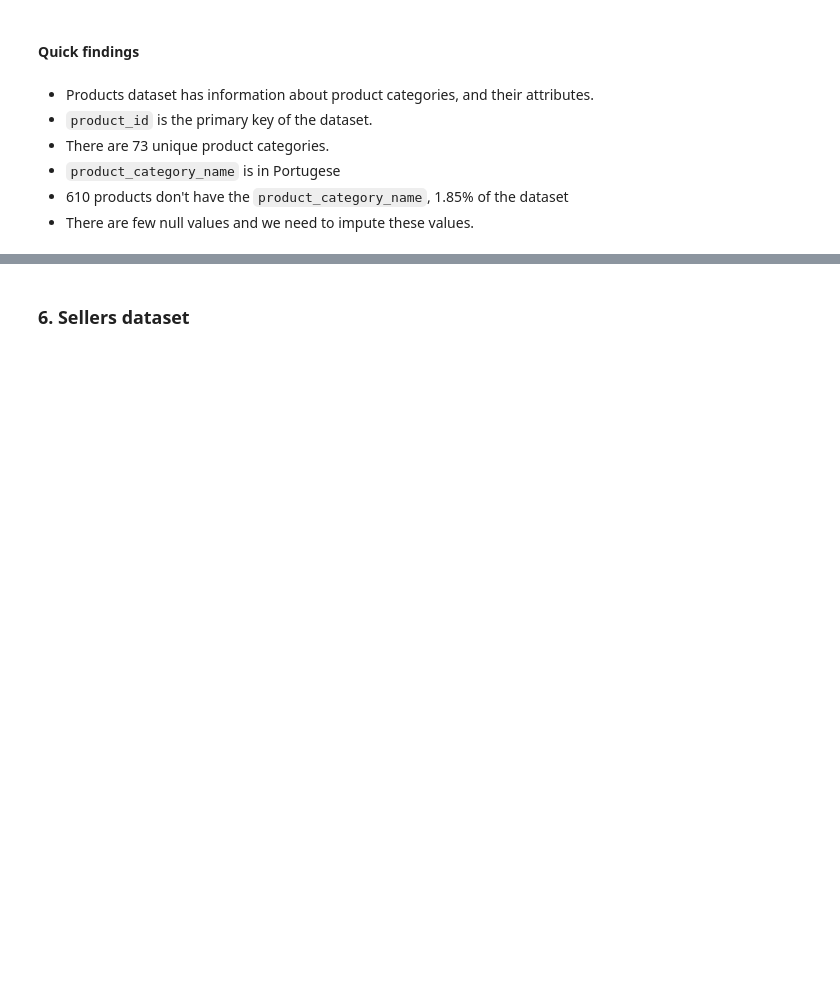
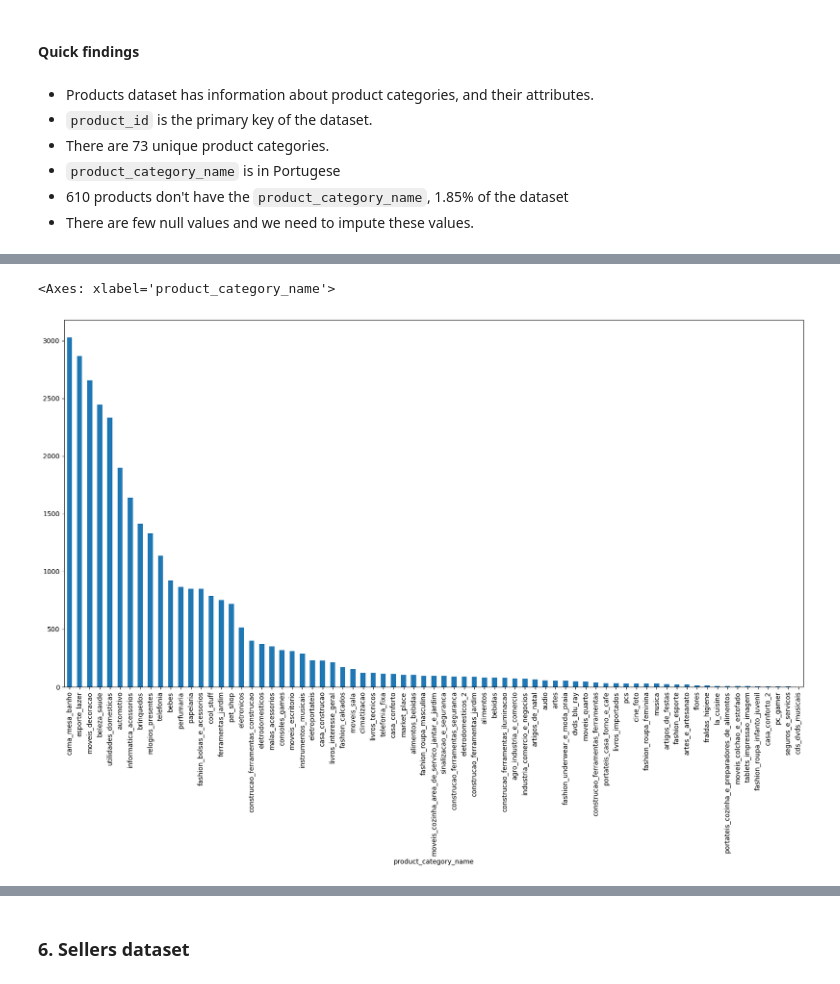
Before and after one commit to lalanamika/olist_ecommerce_data_analysis, a Jupyter notebook: notebooks/1-EDA-Cleaning.ipynb, the cells around one changed output, grey strips where cells are left out. Drawn from its saved outputs; the diff is of its cells as text; code cells hidden in the pictures; blank space fills up the shorter version.

```diff
--- a/notebooks/1-EDA-Cleaning.ipynb
+++ b/notebooks/1-EDA-Cleaning.ipynb
@@ -588,0 +711,6 @@ dtype: float64
+# %%
+# quickly checking the categories
+df_products['product_category_name'].value_counts().plot(kind='bar', figsize=(20, 10),)
+# %% [output]
+<Axes: xlabel='product_category_name'>
+[figure, added]
```
Also changed, not shown: parts of 87 cells of this notebook.
